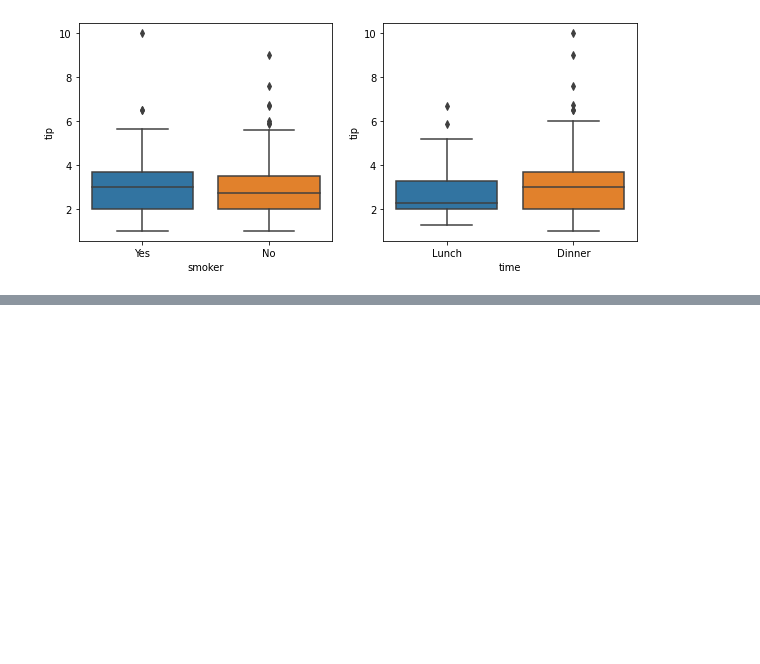
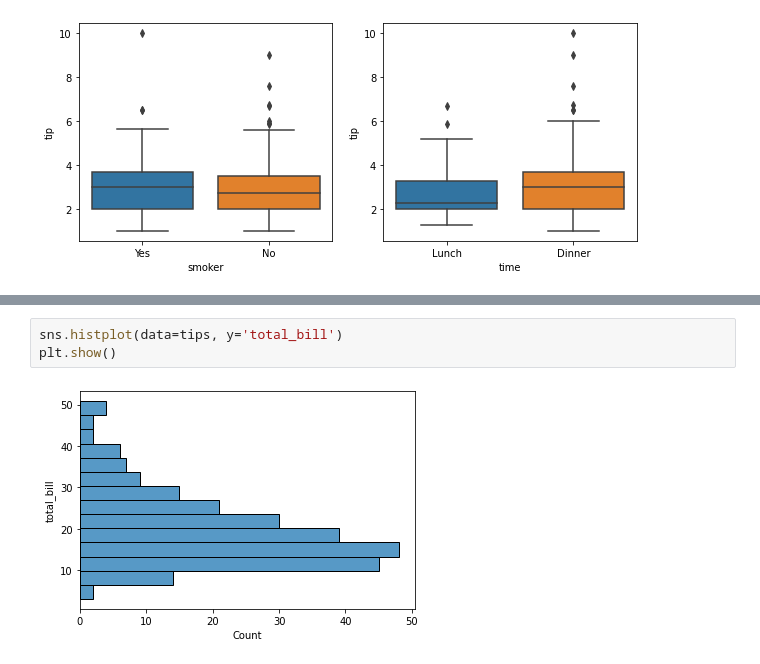
Before and after one commit to esn73/lab_python, a Jupyter notebook: py22_seaborn.ipynb, the cells around one changed output, grey strips where cells are left out. Drawn from its saved outputs; the diff is of its cells as text; blank space fills up the shorter version.

```diff
--- a/py22_seaborn.ipynb
+++ b/py22_seaborn.ipynb
@@ -90,0 +99,5 @@ plt.show()
+# %%
+sns.histplot(data=tips, y='total_bill')
+plt.show()
+# %% [output]
+[figure, added]
```
Also changed, not shown: parts of 22 cells of this notebook.
